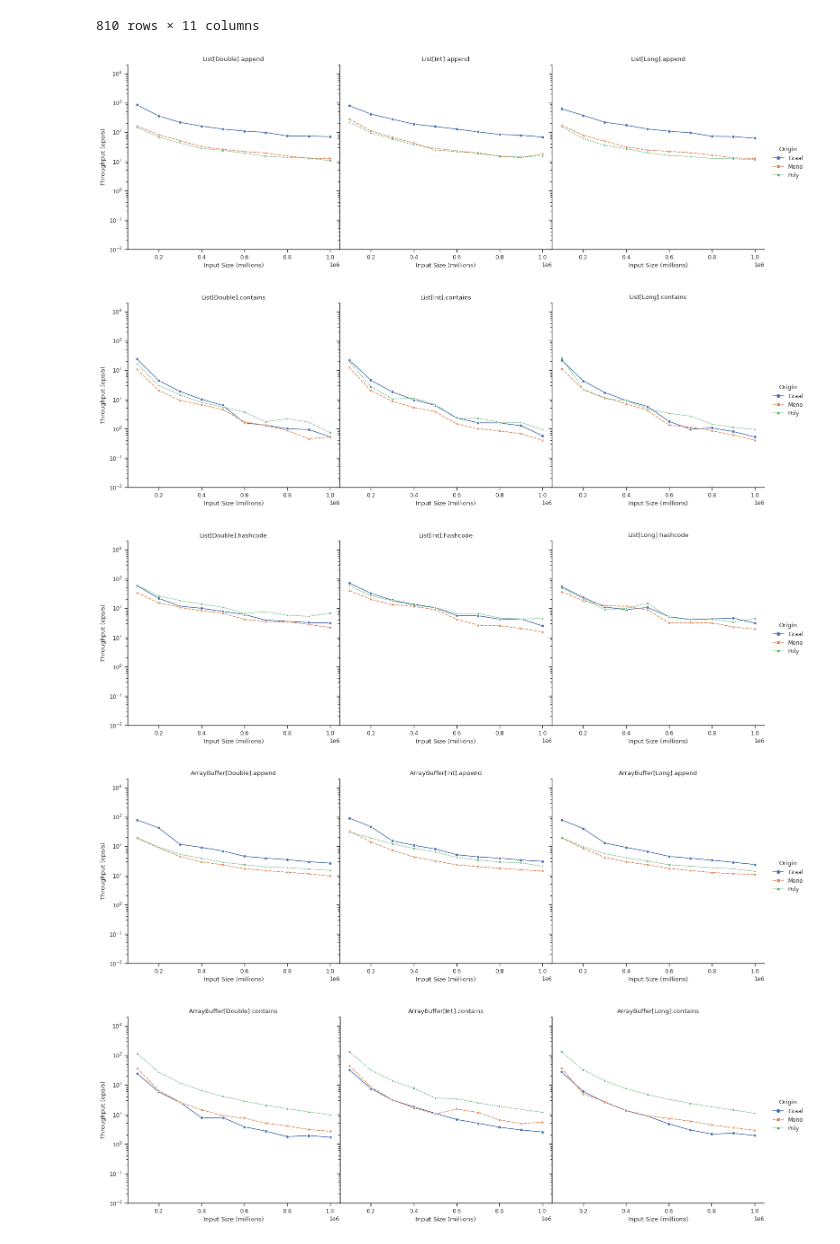
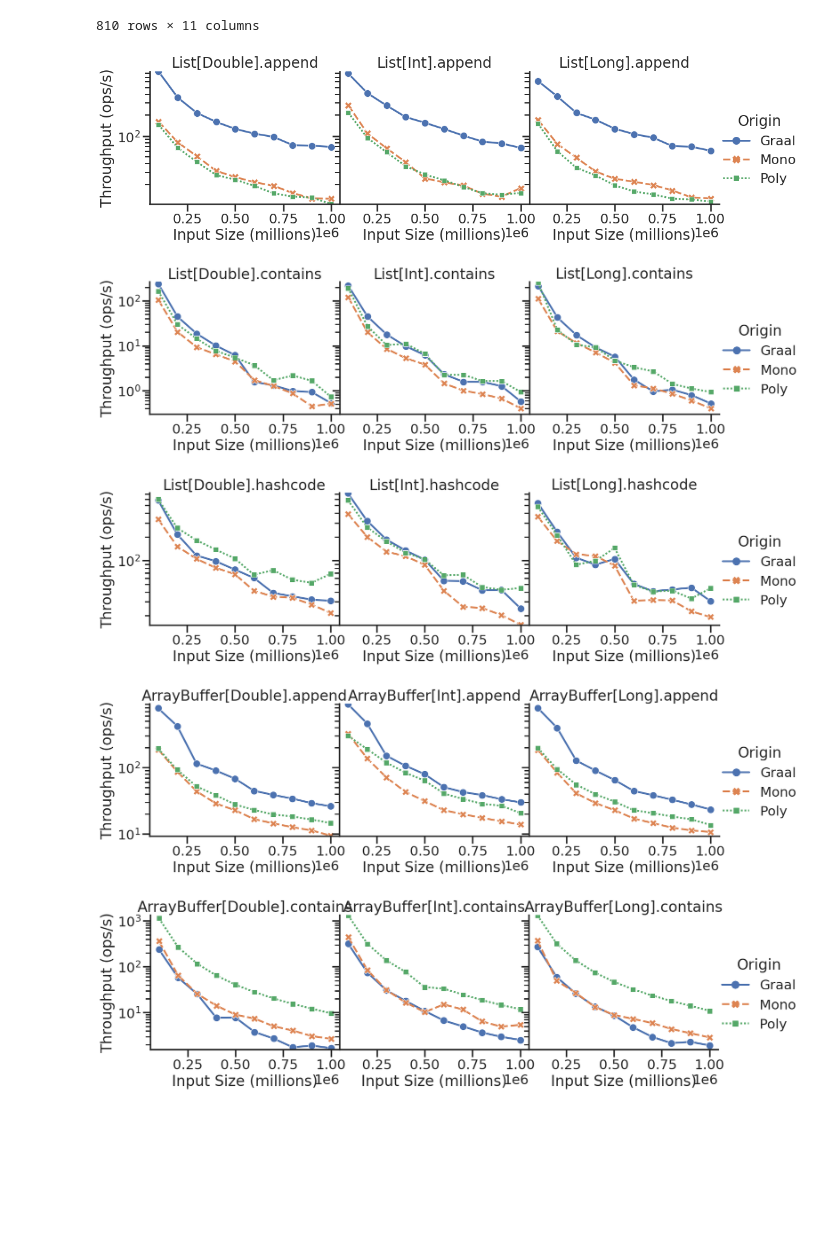
Before and after one commit to jmesyou/mmath-thesis, a Jupyter notebook: data/visualization.ipynb, the cells around one changed output. Drawn from its saved outputs; the diff is of its cells as text; code cells hidden in the pictures; blank space fills up the shorter version.

```diff
--- a/data/visualization.ipynb
+++ b/data/visualization.ipynb
@@ -5,7 +5,7 @@ import numpy as np
 import pandas as pd
 import regex as re
 # %%
-sns.set_context("paper")
+sns.set_context("poster")
 sns.set_style("ticks")
 # %%
 def normalize_names(string):
@@ -66,37 +66,37 @@ benchmarks = [
     "ArrayBuffer.Append",
     "ArrayBuffer.Contains",
     "ArrayBuffer.Reverse"
 ]
 
 for b in benchmarks:
     components = b.split('.')
     cls = components[0]
     method = components[1]
 
     subset = data.loc[(data['Benchmark'] == b) & (data['Param: arraySize'] <= 10**6)]
     splot = sns.relplot(
             data=subset,
             col='Type',
             x="Param: arraySize",
             y="Score",
             hue="Origin",
             style="Origin",
             kind="line",
             legend="full",
             markers=True,
             palette='deep',
         )
     splot.set(yscale="log")
     splot.set_axis_labels("Input Size (millions)", "Throughput (ops/s)")
     splot.set_titles(cls+"[{col_name}]."+method.lower())
     splot.figure.subplots_adjust(wspace=0, hspace=0)
-    plt.ylim(0.01, 20000)
-    # plt.ylim(subset['Score'].min(), subset['Score'].max())
+    # plt.ylim(0.01, 20000)
+    plt.ylim(subset['Score'].min() - 0.1, subset['Score'].max() + 10)
     plt.savefig(b + '.svg')
     plt.show()
 # %% [output]
-[figure, old version]
+[figure, new version]
-[figure, old version]
+[figure, new version]
-[figure, old version]
+[figure, new version]
-[figure, old version]
+[figure, new version]
-[figure, old version]
+[figure, new version]
```
Also changed, not shown: parts of 1 cell of this notebook, 15 other files.
